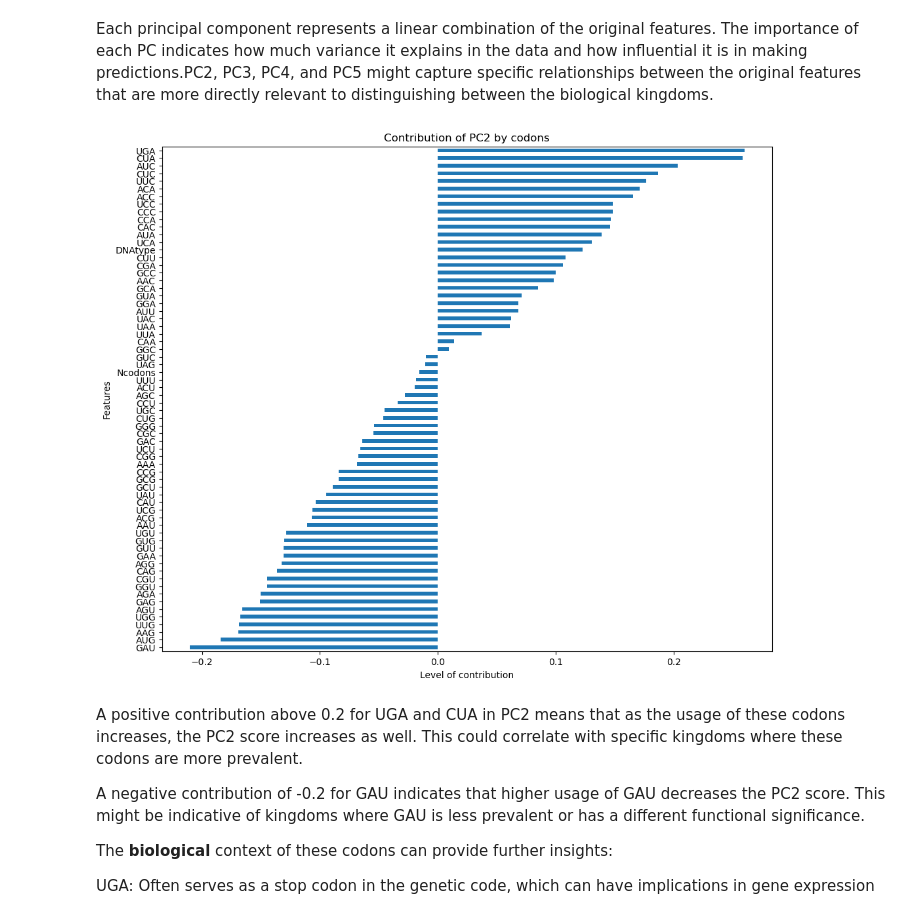
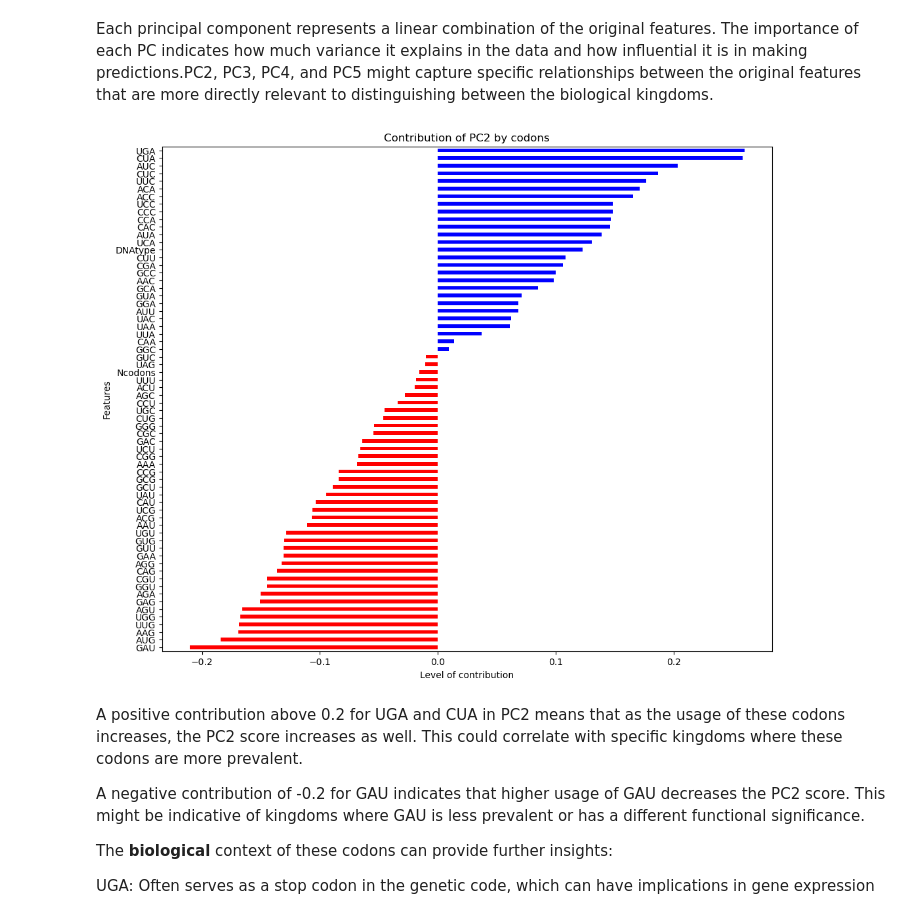
Before and after one commit to PierPompilii/Codon-Kingdom-Classifier, a Jupyter notebook: notebooks/03-modelling.ipynb, the cells around one changed output. Cells and saved outputs as stored; diff of their text form; code cells hidden in the pictures.

Commit message:
fixed graph in RF

```diff
--- a/notebooks/03-modelling.ipynb
+++ b/notebooks/03-modelling.ipynb
@@ -582,14 +582,20 @@ Each principal component represents a linear combination of the original feature
 loadings = pca_rf.components_
 loadings_df = pd.DataFrame(loadings, columns=X_train_rf.columns)
 # %%
+# Selecting PC2
+pc2_loadings = loadings_df.iloc[1, :].sort_values()
+
+# Determine colors
+colors = ['red' if x < 0 else 'blue' for x in pc2_loadings]
+
 plt.figure(figsize=(12,10))
-loadings_df.iloc[1, :].sort_values().plot(kind='barh')
+pc2_loadings.plot(kind='barh', color=colors)
 plt.ylabel('Features')
 plt.xlabel('Level of contribution')
 plt.title('Contribution of PC2 by codons')
 plt.show()
 # %% [output]
-[figure, old version]
+[figure, new version]
 # %% [markdown]
 A positive contribution above 0.2 for UGA and CUA in PC2 means that as the usage of these codons increases, the PC2 score increases as well. This could correlate with specific kingdoms where these codons are more prevalent.
 
```
